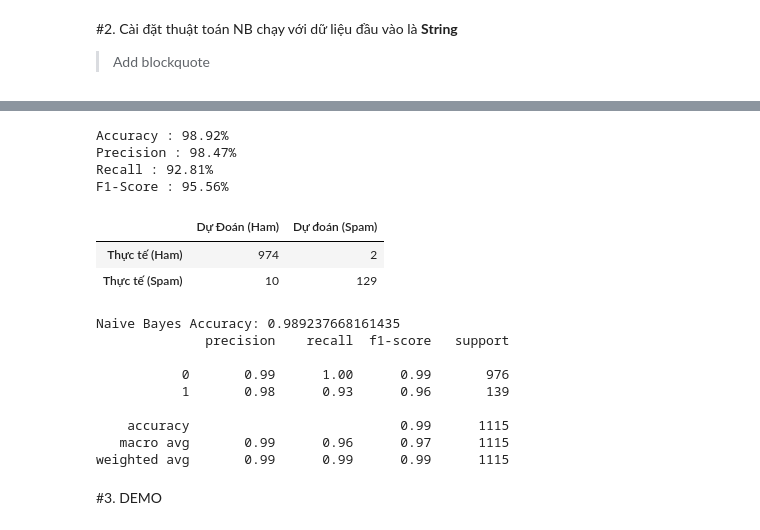
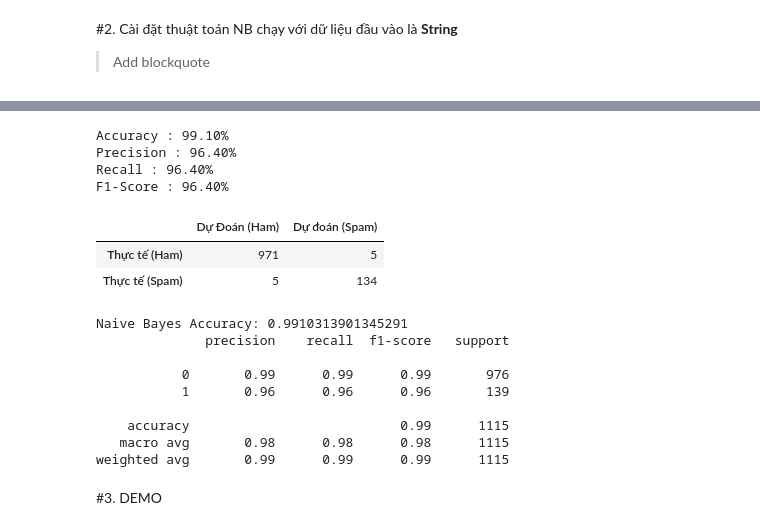
Before and after one commit to nphh05/SpamMessageClassification, a Jupyter notebook: Phân_loại_Text_Spam.ipynb, the cells around one changed output, grey strips where cells are left out. Cells and saved outputs as stored; diff of their text form; code cells hidden in the pictures.

```diff
--- a/Phân_loại_Text_Spam.ipynb
+++ b/Phân_loại_Text_Spam.ipynb
@@ -501,7 +502,7 @@ def advanced_text_cleaning(text, stop_words=None):
     #text = re.sub(r'(.)\1{2,}', r'\1\1', text)
 
     # 3. Loại dấu câu (trừ ! ?)
-    #text = re.sub(f"[{string.punctuation.replace('!', '').replace('?', '')}]", " ", text)
+    text = re.sub(f"[{string.punctuation.replace('!', '').replace('?', '')}]", " ", text)
 
     # 4. ! và ? → token
     text = re.sub(r'!+', ' EXCLAMATION ', text)
@@ -610,4 +611,4 @@ print(df_preview.head(10))  # Xem 10 dòng đầu
 9  mobile 11 month QUESTION entitled update lates...      1
 # %%
 # Split dataset
-X_train, X_test, y_train, y_test = train_test_split(X_1, y_1, test_size=0.2, random_state=1)
+X_train_2, X_test_2, y_train_2, y_test_2 = train_test_split(X_1, y_1, test_size=0.2, random_state=1)
@@ -690,45 +649,45 @@ plt.show()
 # %%
 # Train Naive Bayes model
-nb_model_2 = CustomNaiveBayes(alpha=2)
-nb_model_2.fit(X_train, y_train)
+nb_model_2 = CustomNaiveBayes(alpha=1)
+nb_model_2.fit(X_train_2, y_train_2)
 # %%
 #Tính toán các giá trị test
-Accuracy=accuracy_score(y_test, nb_model_2.predict(X_test))
-Precision=precision_score(y_test, nb_model_2.predict(X_test))
-Recall=recall_score(y_test, nb_model_2.predict(X_test))
-F1_Score=f1_score(y_test, nb_model_2.predict(X_test))
+Accuracy=accuracy_score(y_test_2, nb_model_2.predict(X_test_2))
+Precision=precision_score(y_test_2, nb_model_2.predict(X_test_2))
+Recall=recall_score(y_test_2, nb_model_2.predict(X_test_2))
+F1_Score=f1_score(y_test_2, nb_model_2.predict(X_test_2))
 print('Accuracy : {:.2f}%'.format(Accuracy*100))
 print('Precision : {:.2f}%' .format(Precision*100))
 print('Recall : {:.2f}%'.format(Recall*100))
 print('F1-Score : {:.2f}%'.format(F1_Score*100))
 # %% [output]
-Accuracy : 98.92%
-Precision : 98.47%
-Recall : 92.81%
-F1-Score : 95.56%
+Accuracy : 99.10%
+Precision : 96.40%
+Recall : 96.40%
+F1-Score : 96.40%
 # %%
 #Tính toán confusion
-m_confusion_test = metrics.confusion_matrix(y_test, nb_model_2.predict(X_test))
+m_confusion_test = metrics.confusion_matrix(y_test_2, nb_model_2.predict(X_test_2))
 pd.DataFrame(data = m_confusion_test, columns = ['Dự Đoán (Ham)', 'Dự đoán (Spam)'],
             index = ['Thực tế (Ham)', 'Thực tế (Spam)'])
 # %% [output]
 |  | Dự Đoán (Ham) | Dự đoán (Spam) |
-| Thực tế (Ham) | 974 | 2 |
-| Thực tế (Spam) | 10 | 129 |
+| Thực tế (Ham) | 971 | 5 |
+| Thực tế (Spam) | 5 | 134 |
 # %%
 # Predict with Naive Bayes
-y_pred_nb = nb_model_2.predict(X_test)
+y_pred_nb = nb_model_2.predict(X_test_2)
 print("Naive Bayes Accuracy:", accuracy_score(y_test, y_pred_nb))
 print(classification_report(y_test, y_pred_nb))
 # %% [output]
-Naive Bayes Accuracy: 0.989237668161435
+Naive Bayes Accuracy: 0.9910313901345291
               precision    recall  f1-score   support
 
-           0       0.99      1.00      0.99       976
-           1       0.98      0.93      0.96       139
+           0       0.99      0.99      0.99       976
+           1       0.96      0.96      0.96       139
 
     accuracy                           0.99      1115
-   macro avg       0.99      0.96      0.97      1115
+   macro avg       0.98      0.98      0.98      1115
 weighted avg       0.99      0.99      0.99      1115
 # %% [markdown]
 #3. DEMO
```
Also changed, not shown: parts of 8 cells of this notebook.
